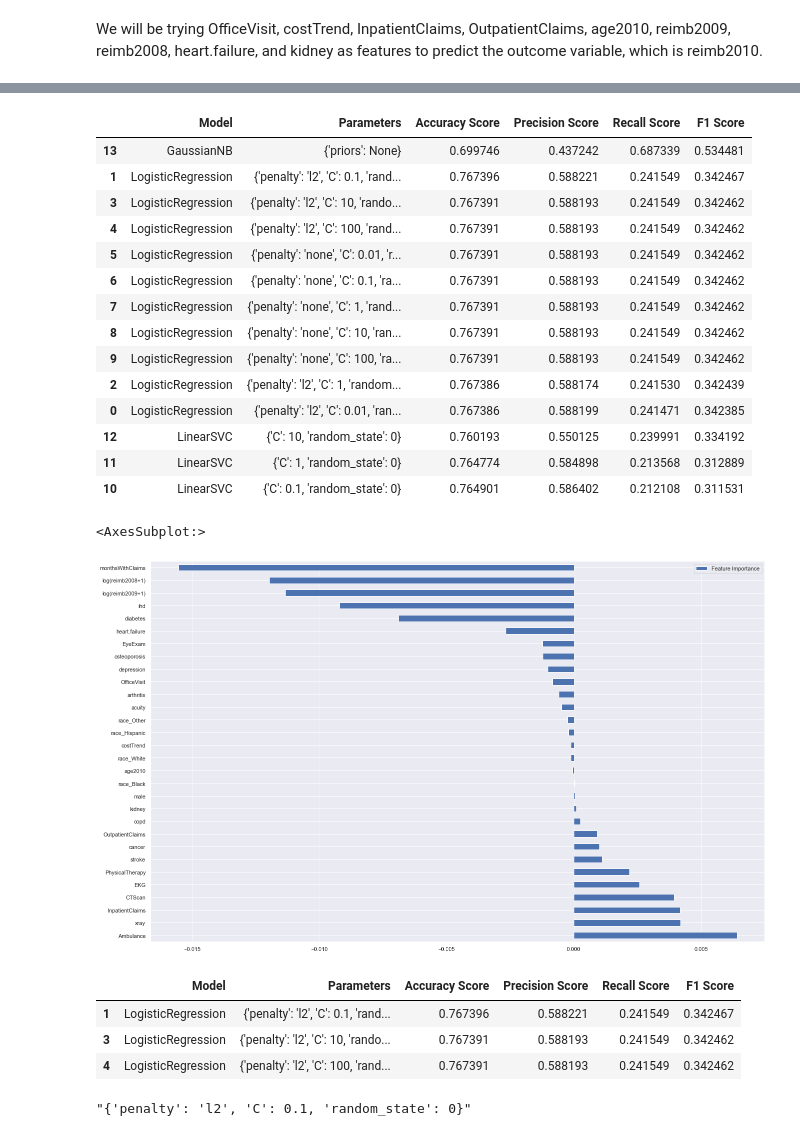
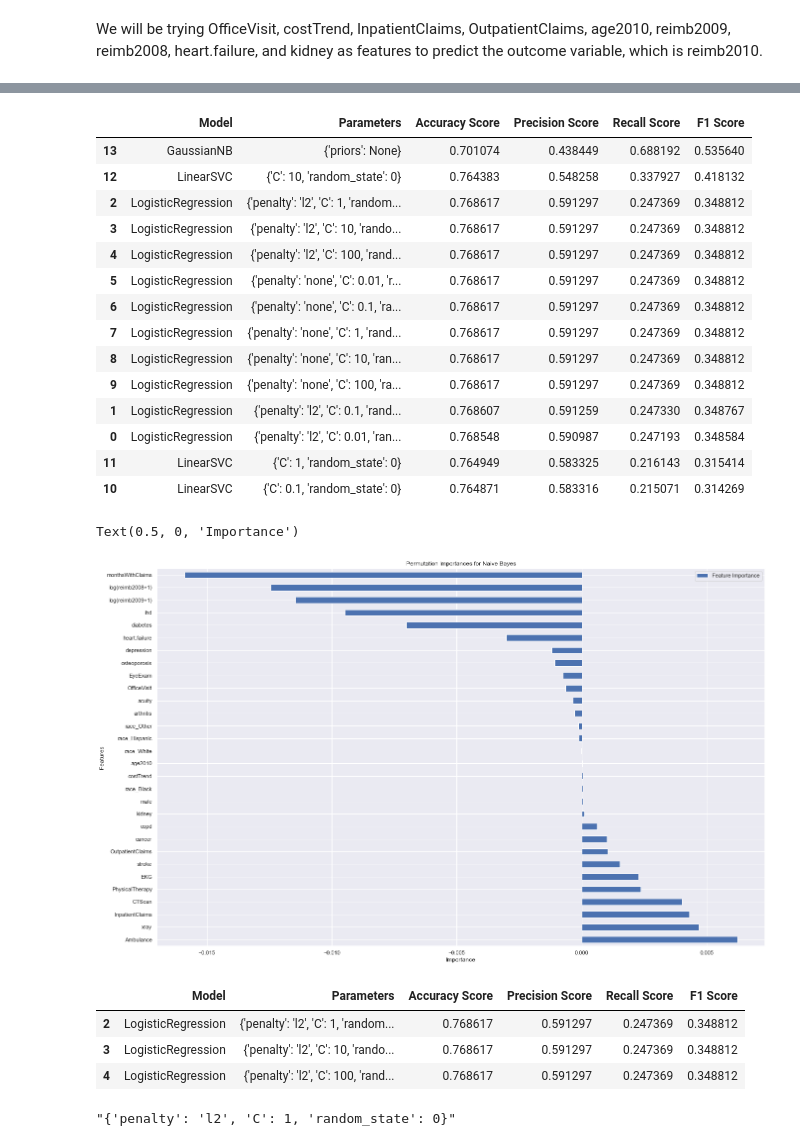
Before and after one commit to deniztokmakoglu/CAPP30254_Project, a Jupyter notebook: Logistic Reg, Linear SVC, Gaussian NB.ipynb, the cells around one changed output, grey strips where cells are left out. Saved outputs shown, nothing was run; the diff lists cells and outputs as text; code cells hidden in the pictures.

```diff
--- a/Logistic Reg, Linear SVC, Gaussian NB.ipynb
+++ b/Logistic Reg, Linear SVC, Gaussian NB.ipynb
@@ -26,7 +26,7 @@ import matplotlib.pyplot as plt
 import seaborn as sns
 # %%
 imp.reload(pl)
-claims = pl.read_all()
+claims = pl.read_all(categorical = True)
 # %%
 claims.head()
 # %% [output]
@@ -76,10 +77,10 @@ df = claims.copy()
 pl.fill_all_missing(df)
 # %%
 df_sample = df.copy()
-df_sample['Cost'] = np.where(df_sample['reimb2010'] > 2620, 1, 0) #Cost as a binary variable
+df_sample['Cost'] = np.where(df_sample['cost_level_Low'] == 1, 0, 1) #Cost as a binary variable
 #2620 is the threshold at which 75% of medicare patients spend less than, and how we categorize a high cost
-#high cost is value 1, low cost is value 0
-df_sample = df_sample.drop(columns = ['reimb2010', 'reimb2009', 'reimb2008', 'log(reimb2010+1)'])
+#high cost is value 1, low or medium cost is value 0
+df_sample = df_sample.drop(columns = ['reimb2010', 'reimb2009', 'reimb2008', 'log(reimb2010+1)', 'cost_level_High', 'cost_level_Low', 'cost_level_Medium'])
 # %%
 train, test = pl.train_test(df_sample, 0.2)
 features = list(df_sample.columns.values)
@@ -126,20 +127,20 @@ sorted_results = results.sort_values(by=['Recall Score', 'Accuracy Score'], asce
 sorted_results
 # %% [output]
 |  | Model | Parameters | Accuracy Score | Precision Score | Recall Score | F1 Score |
-| 13 | GaussianNB | {'priors': None} | 0.699746 | 0.437242 | 0.687339 | 0.534481 |
-| 1 | LogisticRegression | {'penalty': 'l2', 'C': 0.1, 'rand... | 0.767396 | 0.588221 | 0.241549 | 0.342467 |
-| 3 | LogisticRegression | {'penalty': 'l2', 'C': 10, 'rando... | 0.767391 | 0.588193 | 0.241549 | 0.342462 |
-| 4 | LogisticRegression | {'penalty': 'l2', 'C': 100, 'rand... | 0.767391 | 0.588193 | 0.241549 | 0.342462 |
-| 5 | LogisticRegression | {'penalty': 'none', 'C': 0.01, 'r... | 0.767391 | 0.588193 | 0.241549 | 0.342462 |
-| 6 | LogisticRegression | {'penalty': 'none', 'C': 0.1, 'ra... | 0.767391 | 0.588193 | 0.241549 | 0.342462 |
-| 7 | LogisticRegression | {'penalty': 'none', 'C': 1, 'rand... | 0.767391 | 0.588193 | 0.241549 | 0.342462 |
-| 8 | LogisticRegression | {'penalty': 'none', 'C': 10, 'ran... | 0.767391 | 0.588193 | 0.241549 | 0.342462 |
-| 9 | LogisticRegression | {'penalty': 'none', 'C': 100, 'ra... | 0.767391 | 0.588193 | 0.241549 | 0.342462 |
-| 2 | LogisticRegression | {'penalty': 'l2', 'C': 1, 'random... | 0.767386 | 0.588174 | 0.241530 | 0.342439 |
-| 0 | LogisticRegression | {'penalty': 'l2', 'C': 0.01, 'ran... | 0.767386 | 0.588199 | 0.241471 | 0.342385 |
-| 12 | LinearSVC | {'C': 10, 'random_state': 0} | 0.760193 | 0.550125 | 0.239991 | 0.334192 |
-| 11 | LinearSVC | {'C': 1, 'random_state': 0} | 0.764774 | 0.584898 | 0.213568 | 0.312889 |
-| 10 | LinearSVC | {'C': 0.1, 'random_state': 0} | 0.764901 | 0.586402 | 0.212108 | 0.311531 |
+| 13 | GaussianNB | {'priors': None} | 0.701074 | 0.438449 | 0.688192 | 0.535640 |
+| 12 | LinearSVC | {'C': 10, 'random_state': 0} | 0.764383 | 0.548258 | 0.337927 | 0.418132 |
+| 2 | LogisticRegression | {'penalty': 'l2', 'C': 1, 'random... | 0.768617 | 0.591297 | 0.247369 | 0.348812 |
+| 3 | LogisticRegression | {'penalty': 'l2', 'C': 10, 'rando... | 0.768617 | 0.591297 | 0.247369 | 0.348812 |
+| 4 | LogisticRegression | {'penalty': 'l2', 'C': 100, 'rand... | 0.768617 | 0.591297 | 0.247369 | 0.348812 |
+| 5 | LogisticRegression | {'penalty': 'none', 'C': 0.01, 'r... | 0.768617 | 0.591297 | 0.247369 | 0.348812 |
+| 6 | LogisticRegression | {'penalty': 'none', 'C': 0.1, 'ra... | 0.768617 | 0.591297 | 0.247369 | 0.348812 |
+| 7 | LogisticRegression | {'penalty': 'none', 'C': 1, 'rand... | 0.768617 | 0.591297 | 0.247369 | 0.348812 |
+| 8 | LogisticRegression | {'penalty': 'none', 'C': 10, 'ran... | 0.768617 | 0.591297 | 0.247369 | 0.348812 |
+| 9 | LogisticRegression | {'penalty': 'none', 'C': 100, 'ra... | 0.768617 | 0.591297 | 0.247369 | 0.348812 |
+| 1 | LogisticRegression | {'penalty': 'l2', 'C': 0.1, 'rand... | 0.768607 | 0.591259 | 0.247330 | 0.348767 |
+| 0 | LogisticRegression | {'penalty': 'l2', 'C': 0.01, 'ran... | 0.768548 | 0.590987 | 0.247193 | 0.348584 |
+| 11 | LinearSVC | {'C': 1, 'random_state': 0} | 0.764949 | 0.583325 | 0.216143 | 0.315414 |
+| 10 | LinearSVC | {'C': 0.1, 'random_state': 0} | 0.764871 | 0.583316 | 0.215071 | 0.314269 |
 # %%
 x_train = train_df.drop(columns=['Cost'])
 x_test = test_df.drop(columns=['Cost'])
@@ -160,25 +161,28 @@ for i, v in enumerate(importance_NB.importances_mean):
 # %%
 df_NB = pd.DataFrame.from_dict(features_NB, orient = 'index', columns = ['Feature Importance'])
 df_NB = df_NB.sort_values(by = ['Feature Importance'], ascending = False)
 
 sns.set(rc={'figure.figsize':(22, 14)})
 df_NB.plot.barh() #plot permutation importances for NB
+plt.title('Permutation Importances for Naive Bayes')
+plt.ylabel('Features')
+plt.xlabel('Importance')
 # %% [output]
-<AxesSubplot:>
+Text(0.5, 0, 'Importance')
-[figure, old version]
+[figure, new version]
 # %%
 #highest accuracy scores
 sorted_results2 = results.sort_values(by=['Accuracy Score', 'Recall Score'], ascending = False)
 sorted_results2.head(3)
 # %% [output]
 |  | Model | Parameters | Accuracy Score | Precision Score | Recall Score | F1 Score |
-| 1 | LogisticRegression | {'penalty': 'l2', 'C': 0.1, 'rand... | 0.767396 | 0.588221 | 0.241549 | 0.342467 |
-| 3 | LogisticRegression | {'penalty': 'l2', 'C': 10, 'rando... | 0.767391 | 0.588193 | 0.241549 | 0.342462 |
-| 4 | LogisticRegression | {'penalty': 'l2', 'C': 100, 'rand... | 0.767391 | 0.588193 | 0.241549 | 0.342462 |
+| 2 | LogisticRegression | {'penalty': 'l2', 'C': 1, 'random... | 0.768617 | 0.591297 | 0.247369 | 0.348812 |
+| 3 | LogisticRegression | {'penalty': 'l2', 'C': 10, 'rando... | 0.768617 | 0.591297 | 0.247369 | 0.348812 |
+| 4 | LogisticRegression | {'penalty': 'l2', 'C': 100, 'rand... | 0.768617 | 0.591297 | 0.247369 | 0.348812 |
 # %%
-sorted_results2['Parameters'][1]
+sorted_results2['Parameters'][2]
 # %% [output]
-"{'penalty': 'l2', 'C': 0.1, 'random_state': 0}"
+"{'penalty': 'l2', 'C': 1, 'random_state': 0}"
 # %%
 #most important feature in the model that yielded the highest accuracy score
 model_log = LogisticRegression()
```
Also changed, not shown: parts of 6 cells of this notebook.
